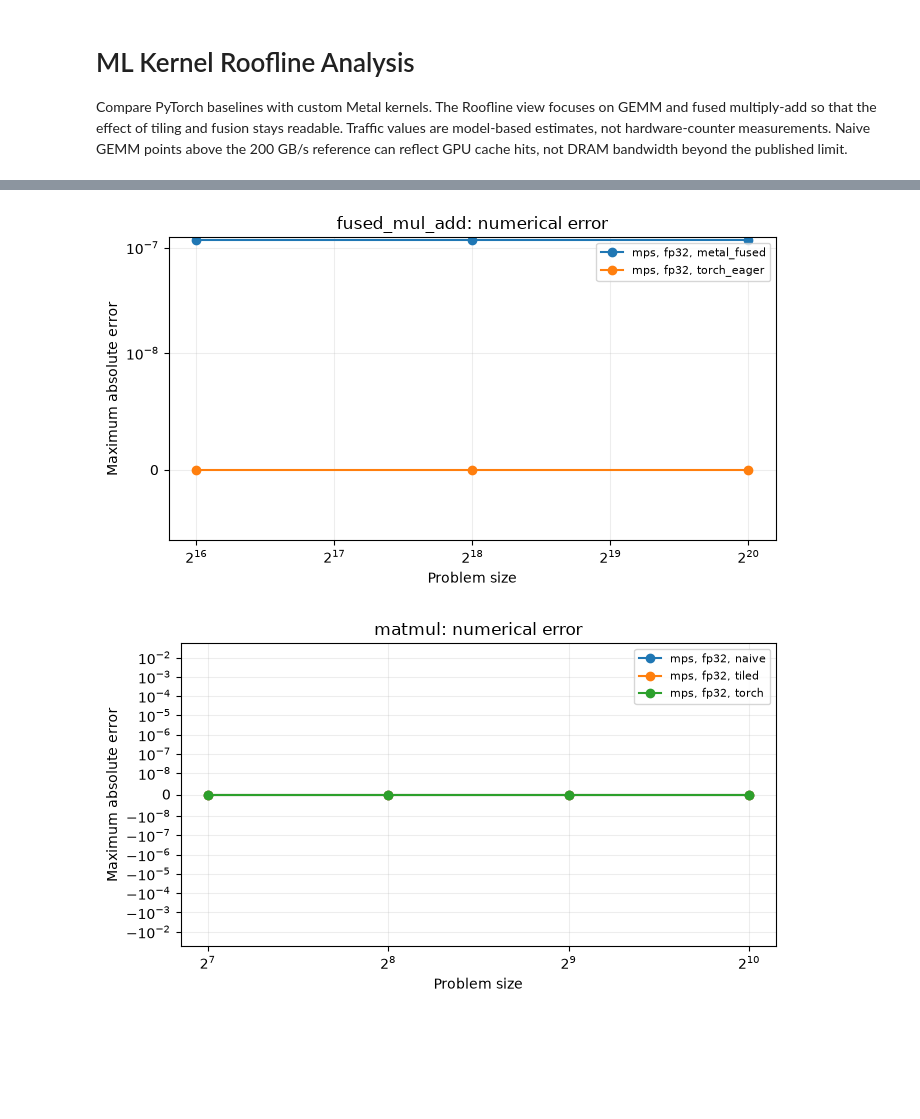
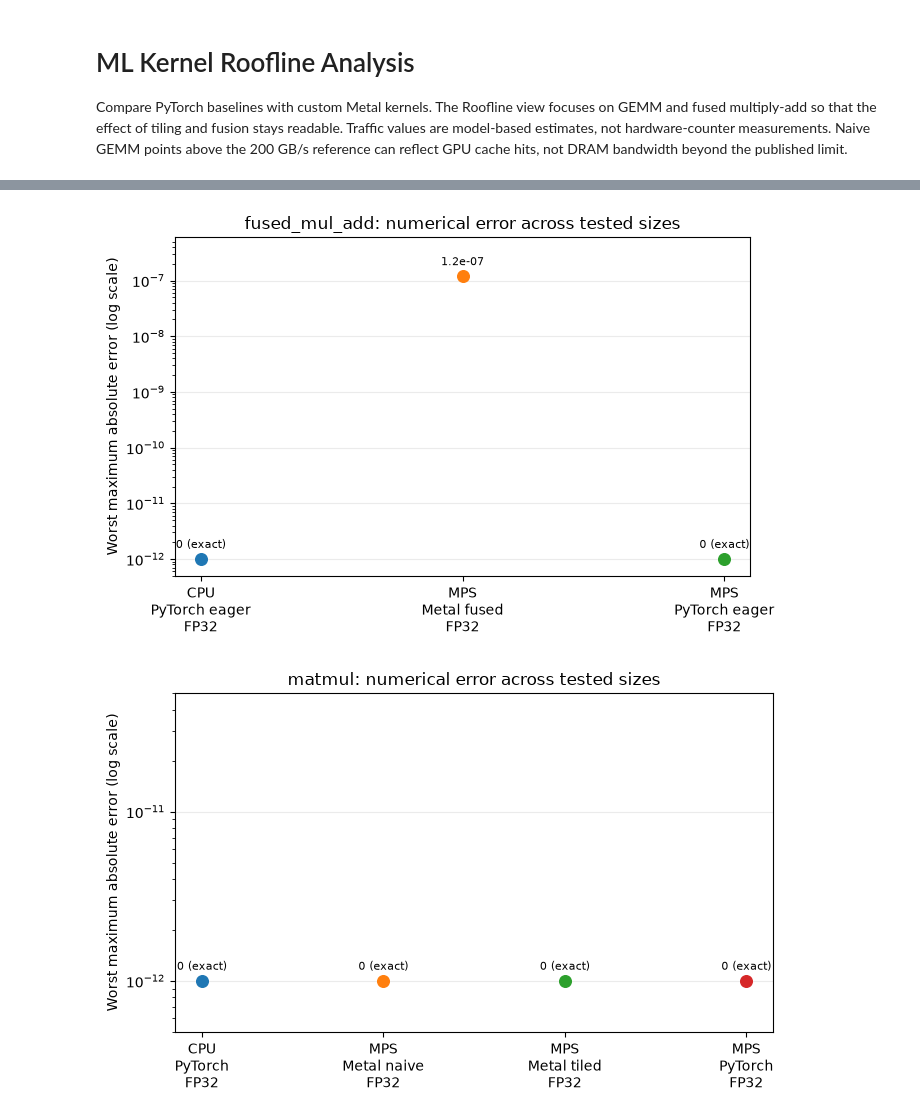
Before and after one commit to ahmedazhar2299/ml-kernel-roofline, a Jupyter notebook: notebooks/roofline_analysis.ipynb, the cells around one changed output, grey strips where cells are left out. Saved outputs shown, nothing was run; the diff lists cells and outputs as text; code cells hidden in the pictures; blank space fills up the shorter version.

Commit message:
Clarify numerical error comparison plots

```diff
--- a/notebooks/roofline_analysis.ipynb
+++ b/notebooks/roofline_analysis.ipynb
@@ -95,20 +96,39 @@ for (device, precision), group in roof_data.groupby(['device', 'precision']):
 # %%
-# Error relative to the FP32 reference. Variant labels distinguish the custom kernels.
+# Plot the worst absolute error for each implementation across tested sizes.
+# Exact zeros are placed at a small positive floor so the log axis stays valid.
+error_floor = 1e-12
+variant_names = {
+    'torch': 'PyTorch',
+    'torch_eager': 'PyTorch eager',
+    'naive': 'Metal naive',
+    'tiled': 'Metal tiled',
+    'metal_fused': 'Metal fused',
+}
 for operation, group in df.groupby('operation'):
-    fig, ax = plt.subplots(figsize=(7, 4))
-    for (device, precision, variant), series in group.groupby(['device', 'precision', 'variant']):
-        series = series.sort_values('size')
-        ax.plot(series['size'], series['max_abs_error'], marker='o',
-                label=f'{device}, {precision}, {variant}')
-    ax.set_xscale('log', base=2)
-    ax.set_yscale('symlog', linthresh=1e-8)
-    ax.set_xlabel('Problem size')
-    ax.set_ylabel('Maximum absolute error')
-    ax.set_title(f'{operation}: numerical error')
-    ax.grid(True, which='major', alpha=.22)
-    ax.legend(fontsize=8)
+    summary = (group.groupby(['device', 'precision', 'variant'], as_index=False)
+               ['max_abs_error'].max())
+    summary['plot_error'] = summary['max_abs_error'].clip(lower=error_floor)
+    labels = [f"{r.device.upper()}\n{variant_names.get(r.variant, r.variant)}\n{r.precision.upper()}"
+              for r in summary.itertuples()]
+    x = range(len(summary))
+    colors = [plt.get_cmap('tab10')(i % 10) for i in x]
+
+    fig, ax = plt.subplots(figsize=(max(7, len(summary) * 1.15), 4.5))
+    for i, row in summary.iterrows():
+        ax.scatter(i, row['plot_error'], color=colors[i], s=70, zorder=3)
+        text = '0 (exact)' if row['max_abs_error'] == 0 else f"{row['max_abs_error']:.1e}"
+        ax.annotate(text, (i, row['plot_error']), xytext=(0, 8),
+                    textcoords='offset points', ha='center', fontsize=8)
+
+    max_value = max(summary['plot_error'].max(), error_floor * 10)
+    ax.set_yscale('log')
+    ax.set_ylim(error_floor / 2, max_value * 5)
+    ax.set_xticks(list(x), labels)
+    ax.set_ylabel('Worst maximum absolute error (log scale)')
+    ax.set_title(f'{operation}: numerical error across tested sizes')
+    ax.grid(True, axis='y', which='major', alpha=.25)
     plt.tight_layout()
     plt.show()
 # %% [output]
-[figure, old version]
+[figure, new version]
-[figure, old version]
+[figure, new version]
```
Also changed, not shown: parts of 3 cells of this notebook.
